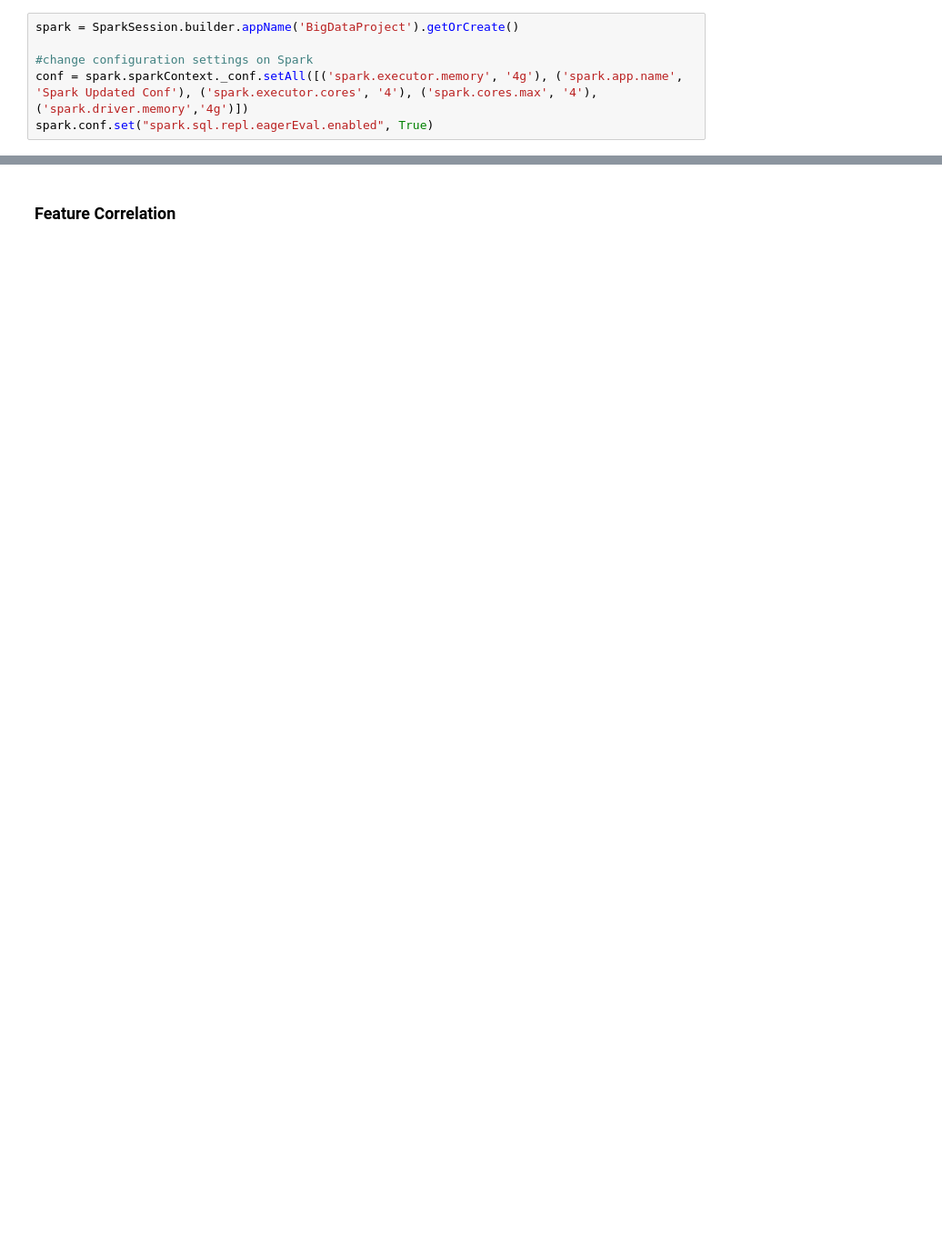
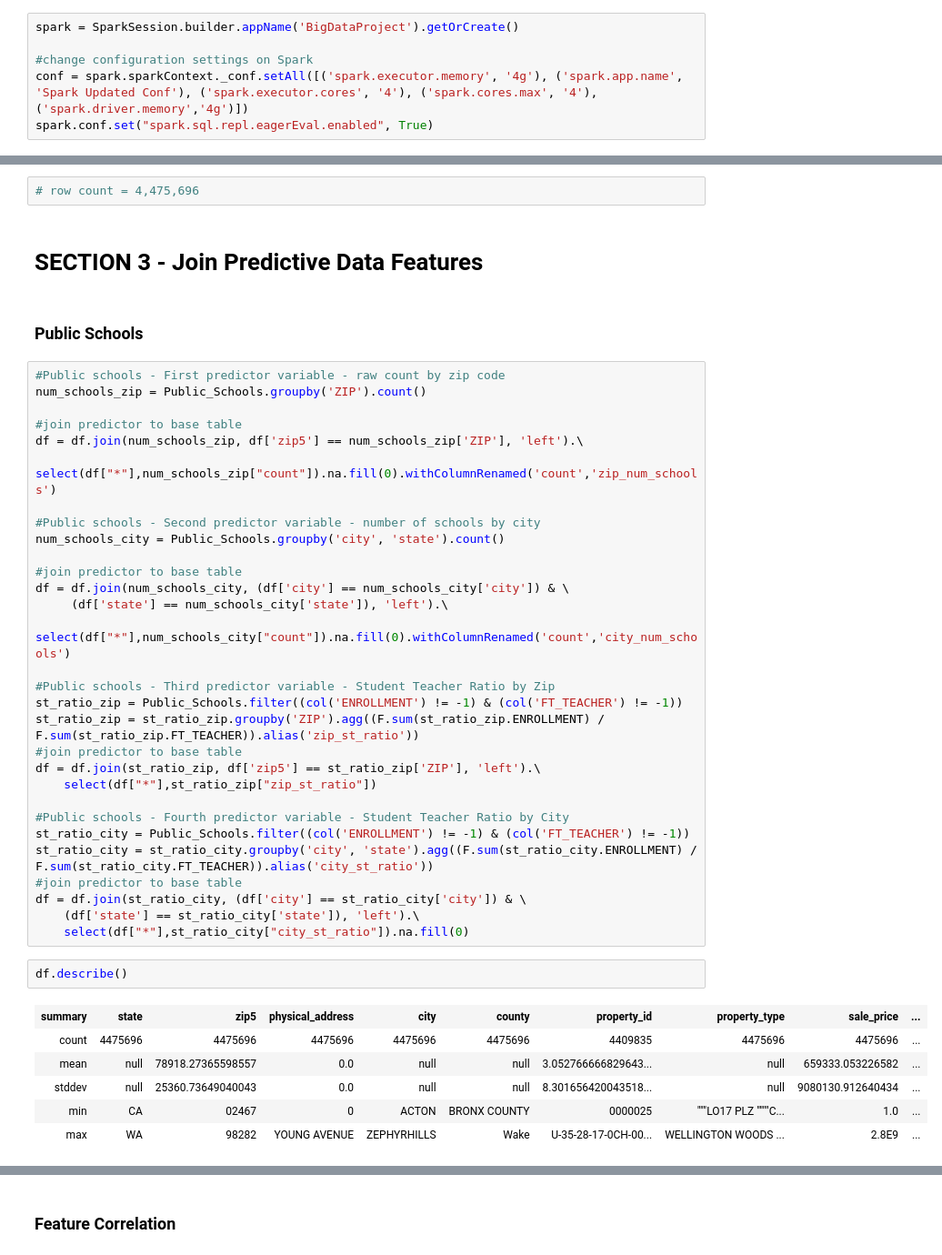
Before and after one commit to abhiniti-uchi/bigdata-winter22, a Jupyter notebook: BigData-FinalCode.ipynb, the cells around one changed output, grey strips where cells are left out. Shown at 91% size. Drawn from its saved outputs; the diff is of its cells as text; blank space fills up the shorter version.

```diff
--- a/BigData-FinalCode.ipynb
+++ b/BigData-FinalCode.ipynb
@@ -343,0 +84,45 @@ State_time_series4.count()
+# %%
+# row count = 4,475,696
+# %% [markdown]
+# SECTION 3 - Join Predictive Data Features
+# %% [markdown]
+### Public Schools
+# %%
+#Public schools - First predictor variable - raw count by zip code
+num_schools_zip = Public_Schools.groupby('ZIP').count()
+
+#join predictor to base table
+df = df.join(num_schools_zip, df['zip5'] == num_schools_zip['ZIP'], 'left').\
+    select(df["*"],num_schools_zip["count"]).na.fill(0).withColumnRenamed('count','zip_num_schools')
+
+#Public schools - Second predictor variable - number of schools by city
+num_schools_city = Public_Schools.groupby('city', 'state').count()
+
+#join predictor to base table
+df = df.join(num_schools_city, (df['city'] == num_schools_city['city']) & \
+     (df['state'] == num_schools_city['state']), 'left').\
+     select(df["*"],num_schools_city["count"]).na.fill(0).withColumnRenamed('count','city_num_schools')
+
+#Public schools - Third predictor variable - Student Teacher Ratio by Zip
+st_ratio_zip = Public_Schools.filter((col('ENROLLMENT') != -1) & (col('FT_TEACHER') != -1))
+st_ratio_zip = st_ratio_zip.groupby('ZIP').agg((F.sum(st_ratio_zip.ENROLLMENT) / F.sum(st_ratio_zip.FT_TEACHER)).alias('zip_st_ratio'))
+#join predictor to base table
+df = df.join(st_ratio_zip, df['zip5'] == st_ratio_zip['ZIP'], 'left').\
+    select(df["*"],st_ratio_zip["zip_st_ratio"])
+
+#Public schools - Fourth predictor variable - Student Teacher Ratio by City
+st_ratio_city = Public_Schools.filter((col('ENROLLMENT') != -1) & (col('FT_TEACHER') != -1))
+st_ratio_city = st_ratio_city.groupby('city', 'state').agg((F.sum(st_ratio_city.ENROLLMENT) / F.sum(st_ratio_city.FT_TEACHER)).alias('city_st_ratio'))
+#join predictor to base table
+df = df.join(st_ratio_city, (df['city'] == st_ratio_city['city']) & \
+    (df['state'] == st_ratio_city['state']), 'left').\
+    select(df["*"],st_ratio_city["city_st_ratio"]).na.fill(0)
+# %%
+df.describe()
+# %% [output]
+| summary | state | zip5 | physical_address | city | county | property_id | property_type | sale_price | ... |
+| count | 4475696 | 4475696 | 4475696 | 4475696 | 4475696 | 4409835 | 4475696 | 4475696 | ... |
+| mean | null | 78918.27365598557 | 0.0 | null | null | 3.052766666829643... | null | 659333.053226582 | ... |
+| stddev | null | 25360.73649040043 | 0.0 | null | null | 8.301656420043518... | null | 9080130.912640434 | ... |
+| min | CA | 02467 | 0 | ACTON | BRONX COUNTY | 0000025 | """LO17 PLZ """"C... | 1.0 | ... |
+| max | WA | 98282 | YOUNG AVENUE | ZEPHYRHILLS | Wake | U-35-28-17-0CH-00... | WELLINGTON WOODS ... | 2.8E9 | ... |
```
Also changed, not shown: parts of 117 cells of this notebook.
